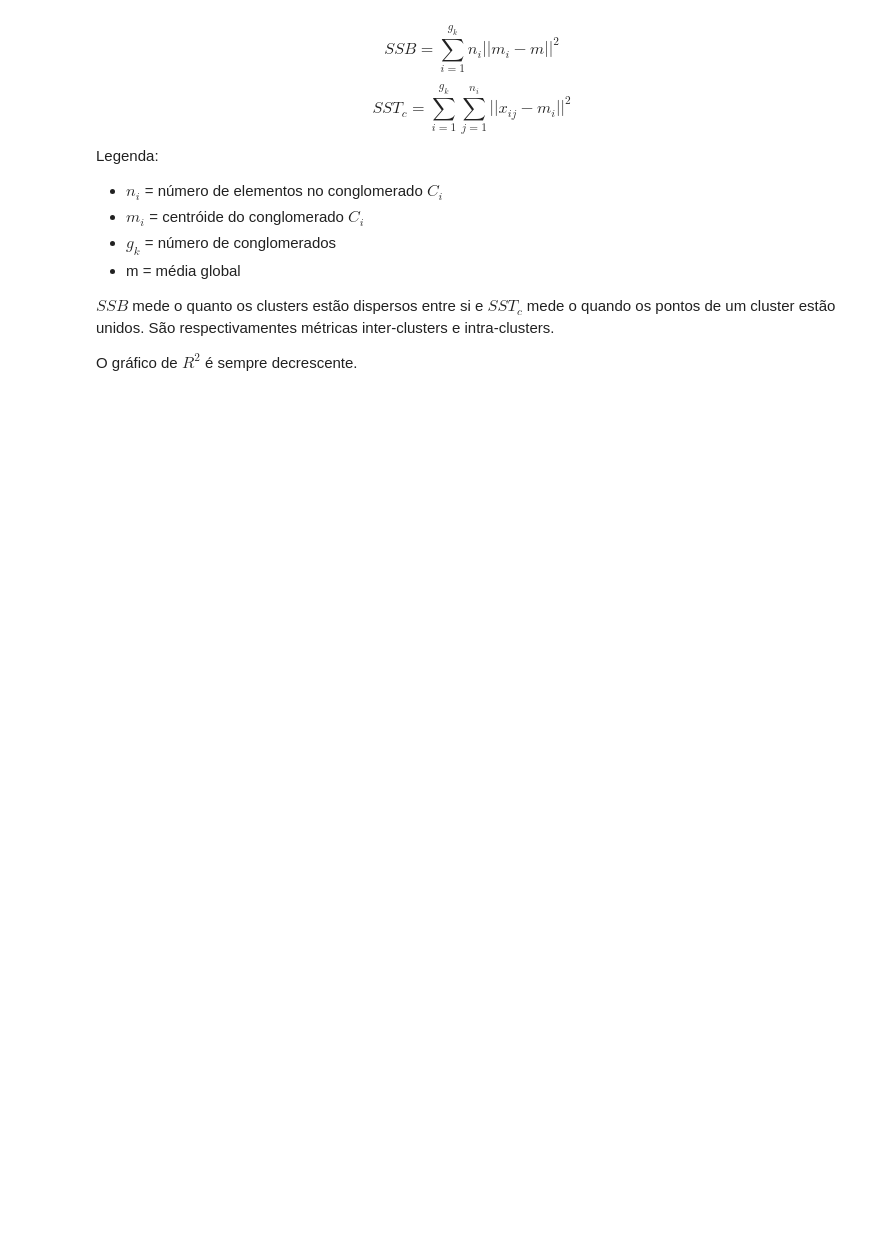
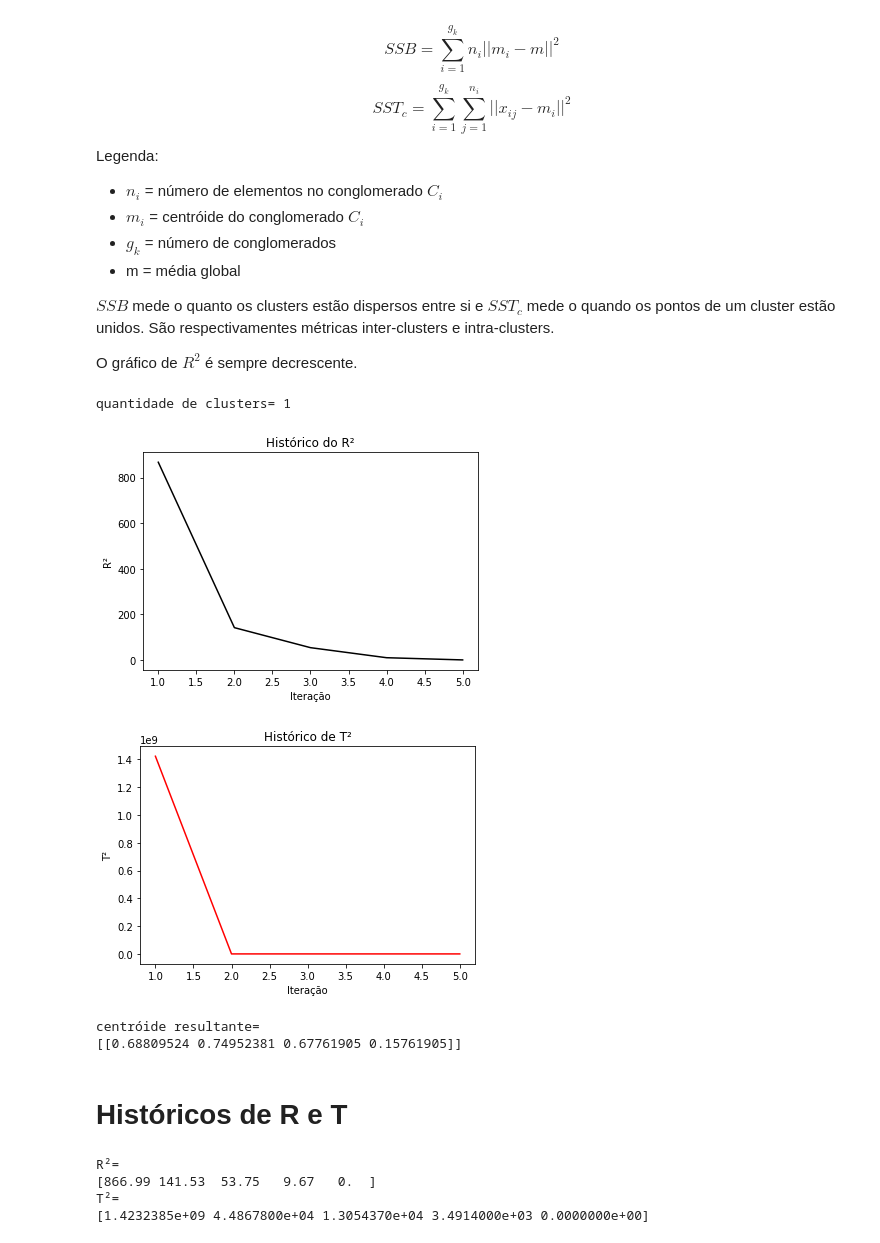
Before and after one commit to victorers1/DCA0133-AprendizagemDeMaquina, a Jupyter notebook: Unidade 3/q4-Ward.ipynb, the cells around one changed output. Drawn from its saved outputs; the diff is of its cells as text; code cells hidden in the pictures; blank space fills up the shorter version.

```diff
--- a/Unidade 3/q4-Ward.ipynb
+++ b/Unidade 3/q4-Ward.ipynb
@@ -152,13 +210,13 @@ def ward(dados, iter_max):
     coef_R, coef_T = [],[]  # R
     for iter in range(iter_max):
         distancias = dist_aglom(clust)  # Matriz de similaridade: distâncias entre aglomerados
-        menores, indices = menorLimiar(distancias)  # Índice do menor elemento não nulo
+        menores, indices = menorPositivo(distancias)  # Índice do menor elemento não nulo
         clust = uniao(clust, indices)  # Realiza união entre cada par de clusters
-        coef_R.append(R(clust))
-        if len(clust)==1:  #(iter>0 and coef_R[iter-1] > 3*coef_R[iter]) or; Caso haja decréscimo muito grande no R
+        coef_R.append(R(clust)); coef_T.append(T(clust))
+        if len(clust)==1:  #(iter>=1 and coef_R[iter-1] > 3*coef_R[iter]) or  Caso haja decréscimo muito grande no R
             break
 
-    return clust, coef_R
+    return clust, coef_R, coef_T
 # %% [markdown]
 # Resultados
 Em cada iteração estamos calculando o coeficiente $R^{2} = SSB/SST_{c}$. Sendo:
@@ -173,3 +231,40 @@ Legenda:
 $SSB$ mede o quanto os clusters estão dispersos entre si e $SST_{c}$ mede o quando os pontos de um cluster estão unidos. São respectivamentes métricas inter-clusters e intra-clusters.
 
 O gráfico de $R^{2}$ é sempre decrescente.
+# %%
+aglomedados, hist_R, hist_T = ward(dados, 10)
+print('quantidade de clusters= '+str(len(aglomedados)))
+
+plt.plot(np.arange(1, len(hist_R)+1), hist_R, 'black')
+plt.title('Histórico do R²')
+plt.xlabel('Iteração')
+plt.ylabel('R²')
+plt.show()
+
+plt.plot(np.arange(1, len(hist_T)+1), hist_T ,'red')
+plt.title('Histórico de T²')
+plt.xlabel('Iteração')
+plt.ylabel('T²')
+plt.show()
+
+centros_result = []
+for a in aglomedados:
+    centros_result.append(centro(a))
+centros_result = np.array(centros_result)
+print('centróide resultante=\n'+str(centros_result))
+# %% [output]
+quantidade de clusters= 1
+[figure, added]
+[figure, added]
+centróide resultante=
+[[0.68809524 0.74952381 0.67761905 0.15761905]]
+# %% [markdown]
+# Históricos de R e T
+# %%
+print('R²=\n'+str(np.round(hist_R,2)))
+print('T²=\n'+str(np.round(hist_T,2)))
+# %% [output]
+R²=
+[866.99 141.53  53.75   9.67   0.  ]
+T²=
+[1.4232385e+09 4.4867800e+04 1.3054370e+04 3.4914000e+03 0.0000000e+00]
```
Also changed, not shown: parts of 12 cells of this notebook, 1 other file.
